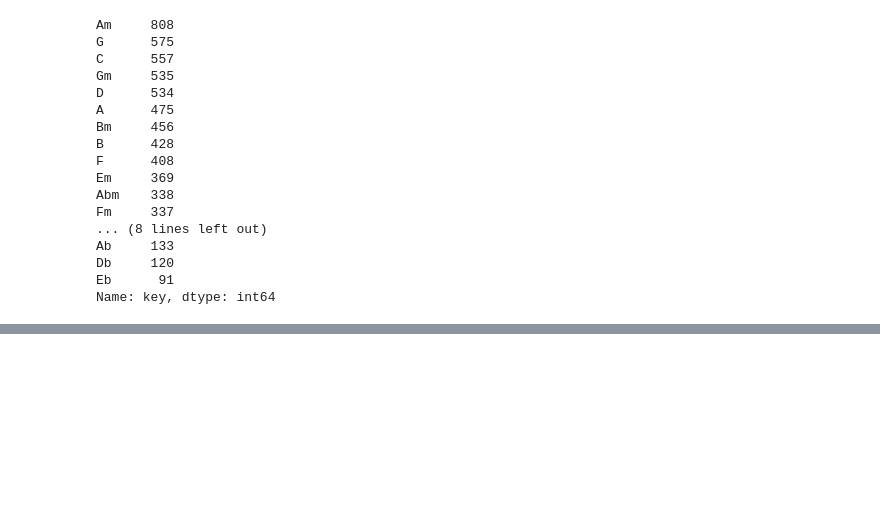
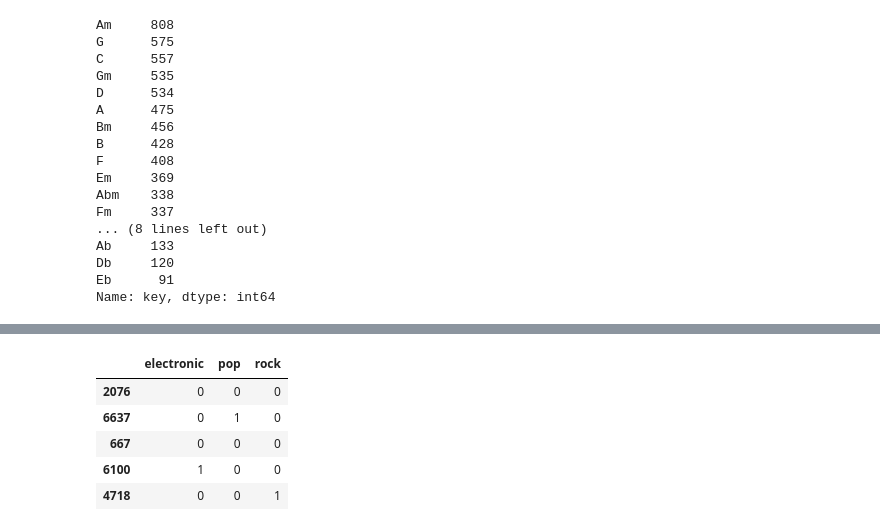
Before and after one commit to Brooke-Holyoak/individual_project, a Jupyter notebook: working_notebook.ipynb, the cells around one changed output, grey strips where cells are left out. Saved outputs shown, nothing was run; the diff lists cells and outputs as text; code cells hidden in the pictures; blank space fills up the shorter version.

```diff
--- a/working_notebook.ipynb
+++ b/working_notebook.ipynb
@@ -533,0 +557,10 @@ Name: key, dtype: int64
+# %%
+genre_dummies = pd.get_dummies(df1.genre_x, drop_first=True)
+genre_dummies.sample(5)
+# %% [output]
+|  | electronic | pop | rock |
+| 2076 | 0 | 0 | 0 |
+| 6637 | 0 | 1 | 0 |
+| 667 | 0 | 0 | 0 |
+| 6100 | 1 | 0 | 0 |
+| 4718 | 0 | 0 | 1 |
```
Also changed, not shown: parts of 4 cells of this notebook, 3 other files.
